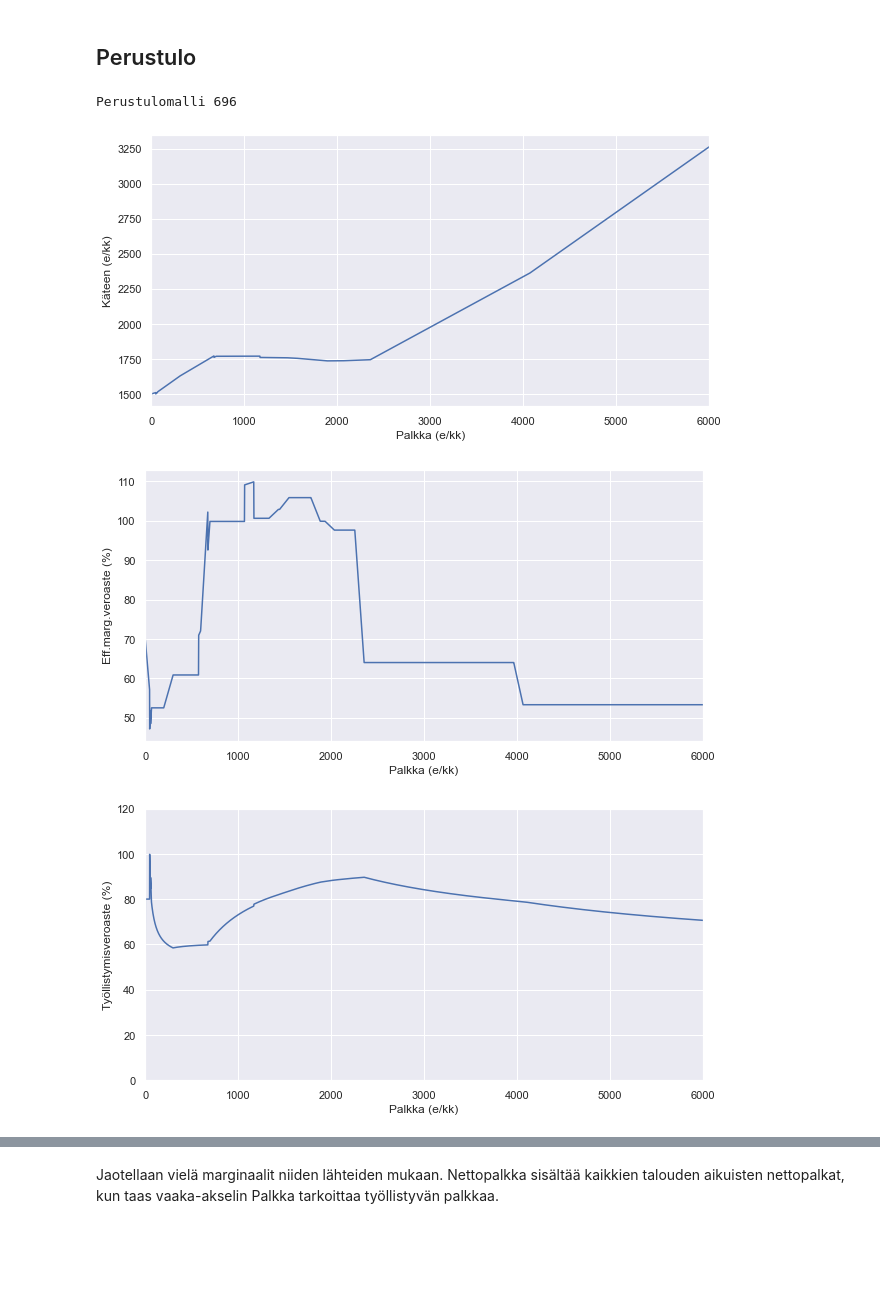
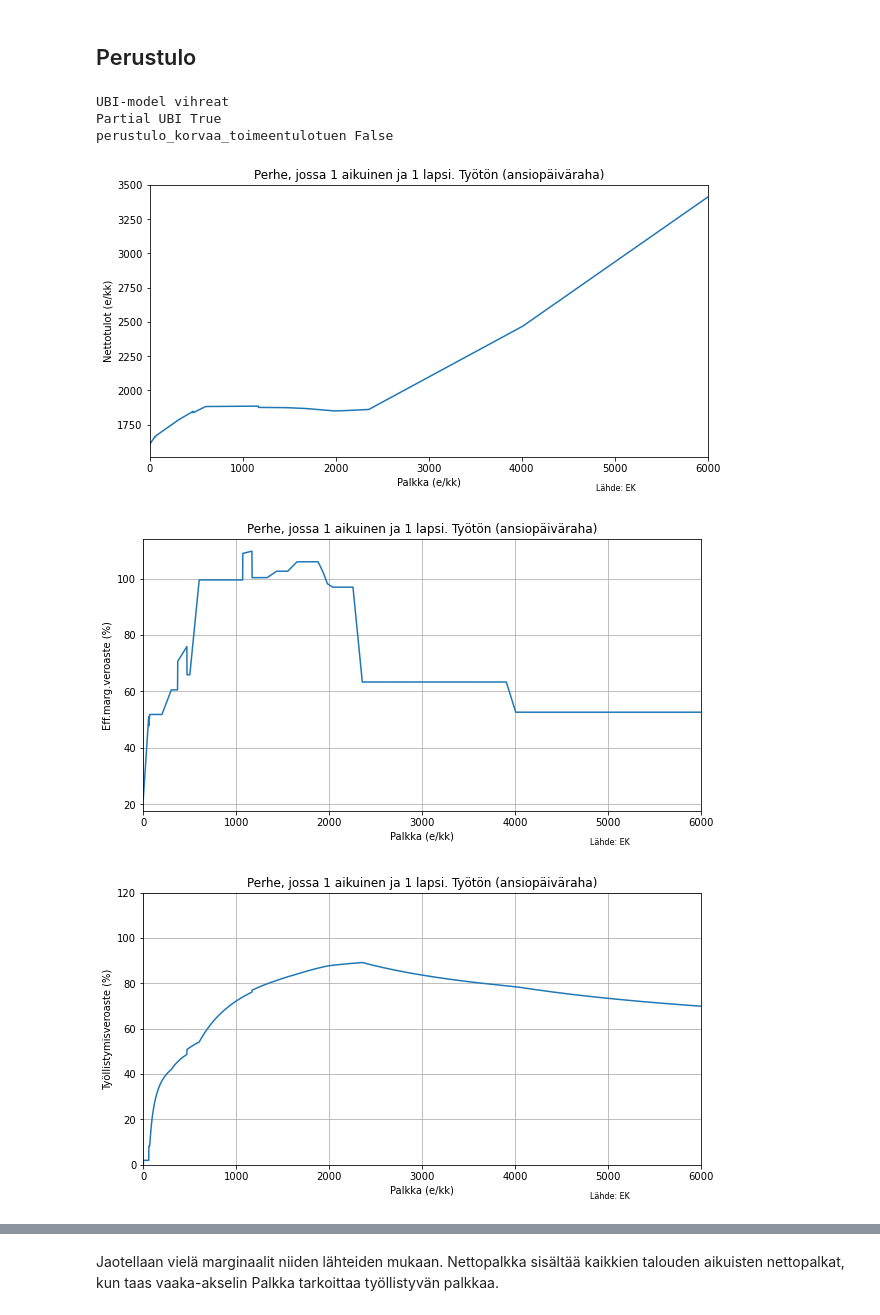
Before and after one commit to ajtanskanen/benefits, a Jupyter notebook: perustulo.ipynb, the cells around one changed output, grey strips where cells are left out. Saved outputs shown, nothing was run; the diff lists cells and outputs as text; code cells hidden in the pictures; blank space fills up the shorter version.

```diff
--- a/perustulo.ipynb
+++ b/perustulo.ipynb
@@ -63,16 +64,18 @@ baseline_ben.laske_ja_plottaa_marginaalit(p)
 # %%
 # Luokka Benefits() sisältää koodin
 kw={'perustulomalli':'vihreat'}
-kw={'perustulomalli':'696'}
+#kw={'perustulomalli':'696'}
 
 ben=fin_benefits.BasicIncomeBenefits(kwargs=kw)
 ben.set_year(2018)
 
 
 # ja lasketaan & plotataan tulokset
 bi_netto,bi_eff,bi_tva,bi_osatva=ben.laske_ja_plottaa(p)
 # %% [output]
-Perustulomalli 696
+UBI-model vihreat
+Partial UBI True
+perustulo_korvaa_toimeentulotuen False
-[figure, old version]
+[figure, new version]
-[figure, old version]
+[figure, new version]
-[figure, old version]
+[figure, new version]
```
Also changed, not shown: parts of 5 cells of this notebook, 10 other files.
